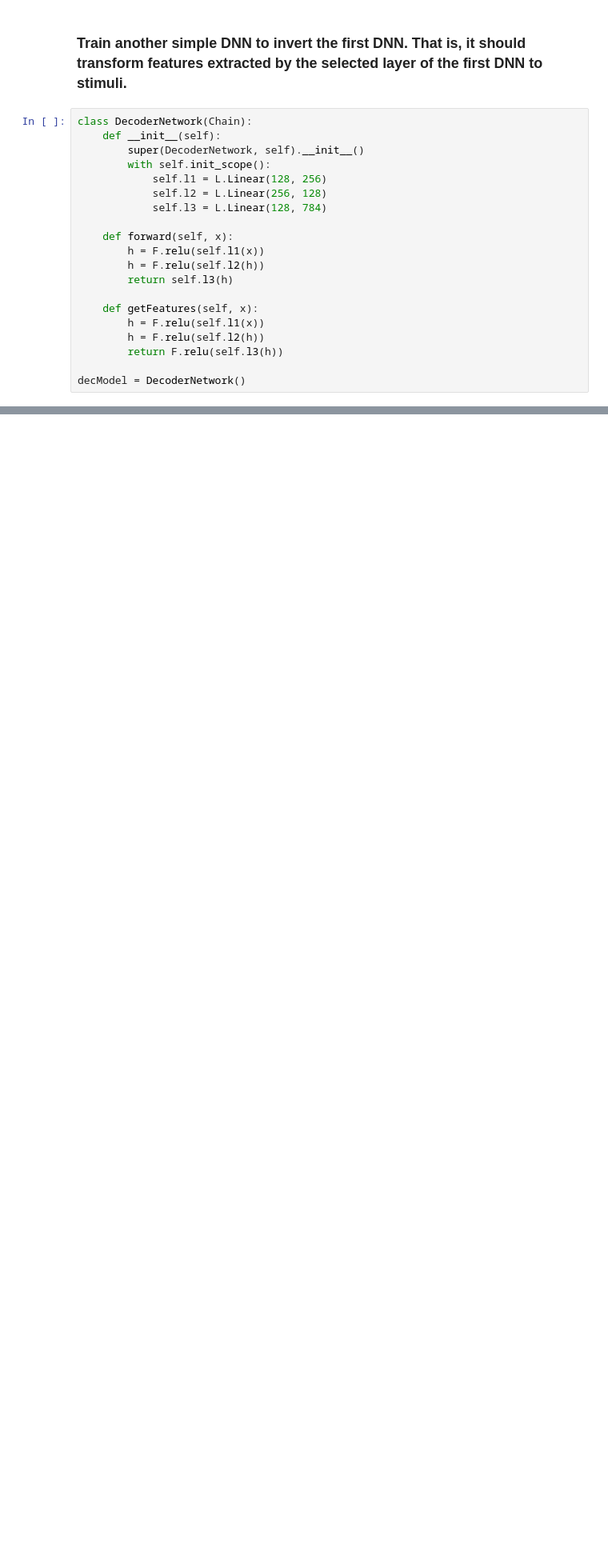
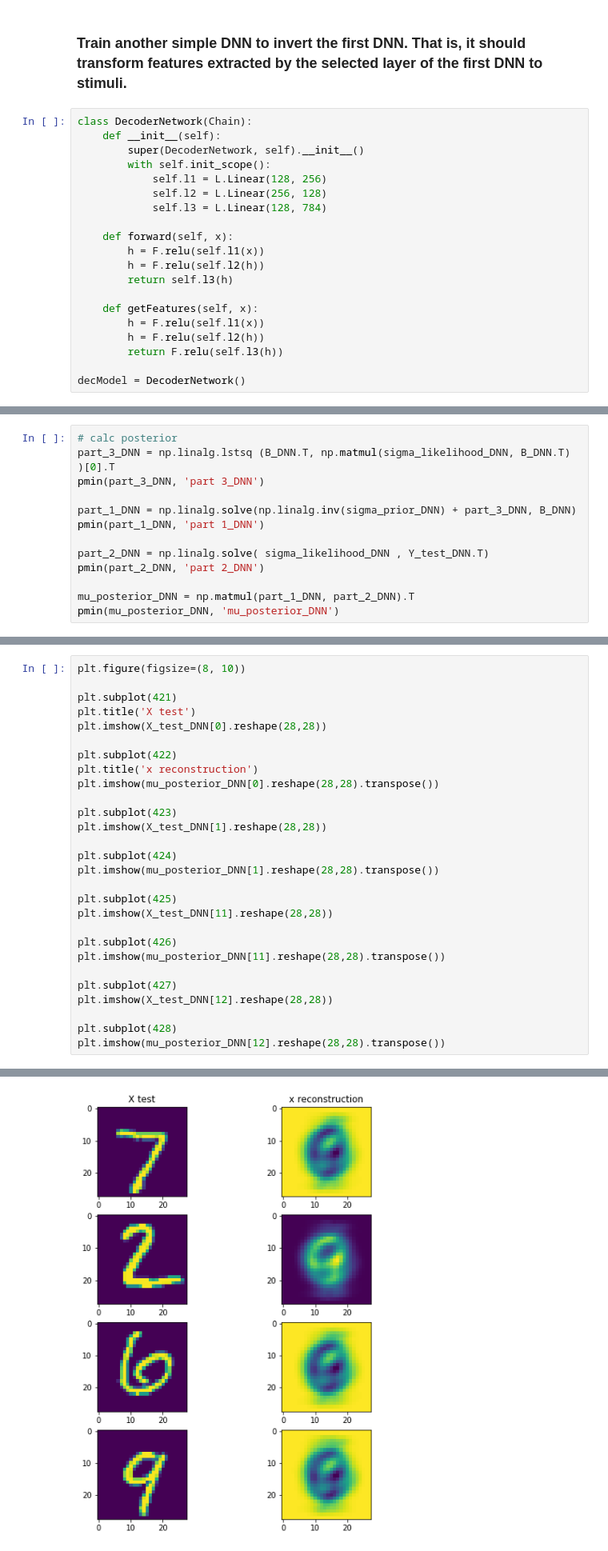
Before and after one commit to basameera/Neural-Decoding, a Jupyter notebook: assignment_5-SAM.ipynb, the cells around one changed output, grey strips where cells are left out. Shown at 80% size. Drawn from its saved outputs; the diff is of its cells as text; blank space fills up the shorter version.

```diff
--- a/assignment_5-SAM.ipynb
+++ b/assignment_5-SAM.ipynb
@@ -858,0 +982,13 @@ plt.imshow(decPrediction.data.reshape(28, 28))
+# %%
+# calc posterior
+part_3_DNN = np.linalg.lstsq (B_DNN.T, np.matmul(sigma_likelihood_DNN, B_DNN.T) )[0].T
+pmin(part_3_DNN, 'part 3_DNN')
+
+part_1_DNN = np.linalg.solve(np.linalg.inv(sigma_prior_DNN) + part_3_DNN, B_DNN)
+pmin(part_1_DNN, 'part 1_DNN')
+
+part_2_DNN = np.linalg.solve( sigma_likelihood_DNN , Y_test_DNN.T)
+pmin(part_2_DNN, 'part 2_DNN')
+
+mu_posterior_DNN = np.matmul(part_1_DNN, part_2_DNN).T
+pmin(mu_posterior_DNN, 'mu_posterior_DNN')
@@ -858,0 +1012,29 @@ plt.imshow(decPrediction.data.reshape(28, 28))
+# %%
+plt.figure(figsize=(8, 10))
+
+plt.subplot(421)
+plt.title('X test')
+plt.imshow(X_test_DNN[0].reshape(28,28))
+
+plt.subplot(422)
+plt.title('x reconstruction')
+plt.imshow(mu_posterior_DNN[0].reshape(28,28).transpose())
+
+plt.subplot(423)
+plt.imshow(X_test_DNN[1].reshape(28,28))
+
+plt.subplot(424)
+plt.imshow(mu_posterior_DNN[1].reshape(28,28).transpose())
+
+plt.subplot(425)
+plt.imshow(X_test_DNN[11].reshape(28,28))
+
+plt.subplot(426)
+plt.imshow(mu_posterior_DNN[11].reshape(28,28).transpose())
+
+plt.subplot(427)
+plt.imshow(X_test_DNN[12].reshape(28,28))
+
+plt.subplot(428)
+plt.imshow(mu_posterior_DNN[12].reshape(28,28).transpose())
+# %% [output]
@@ -858,0 +1042 @@ plt.imshow(decPrediction.data.reshape(28, 28))
+[figure, added]
```
Also changed, not shown: parts of 28 cells of this notebook, 1 other file.
